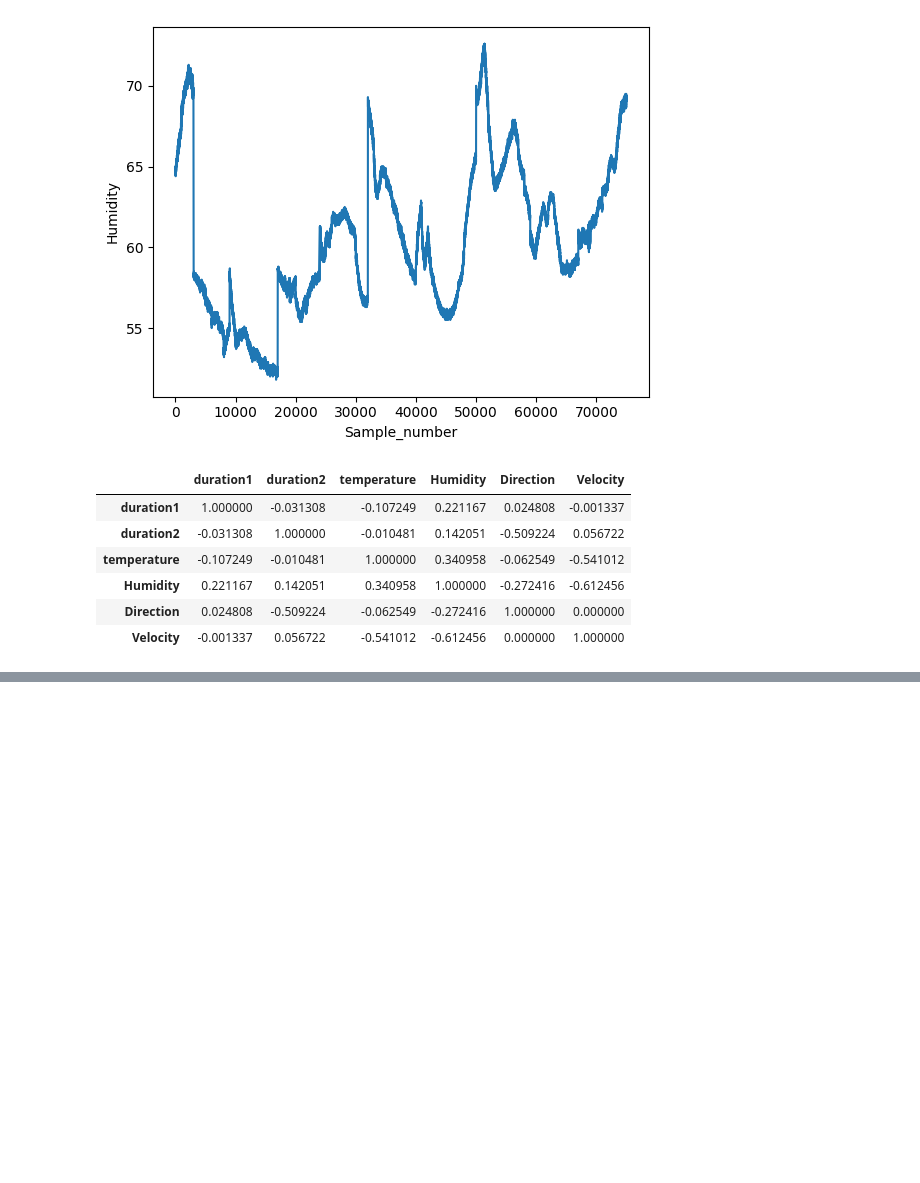
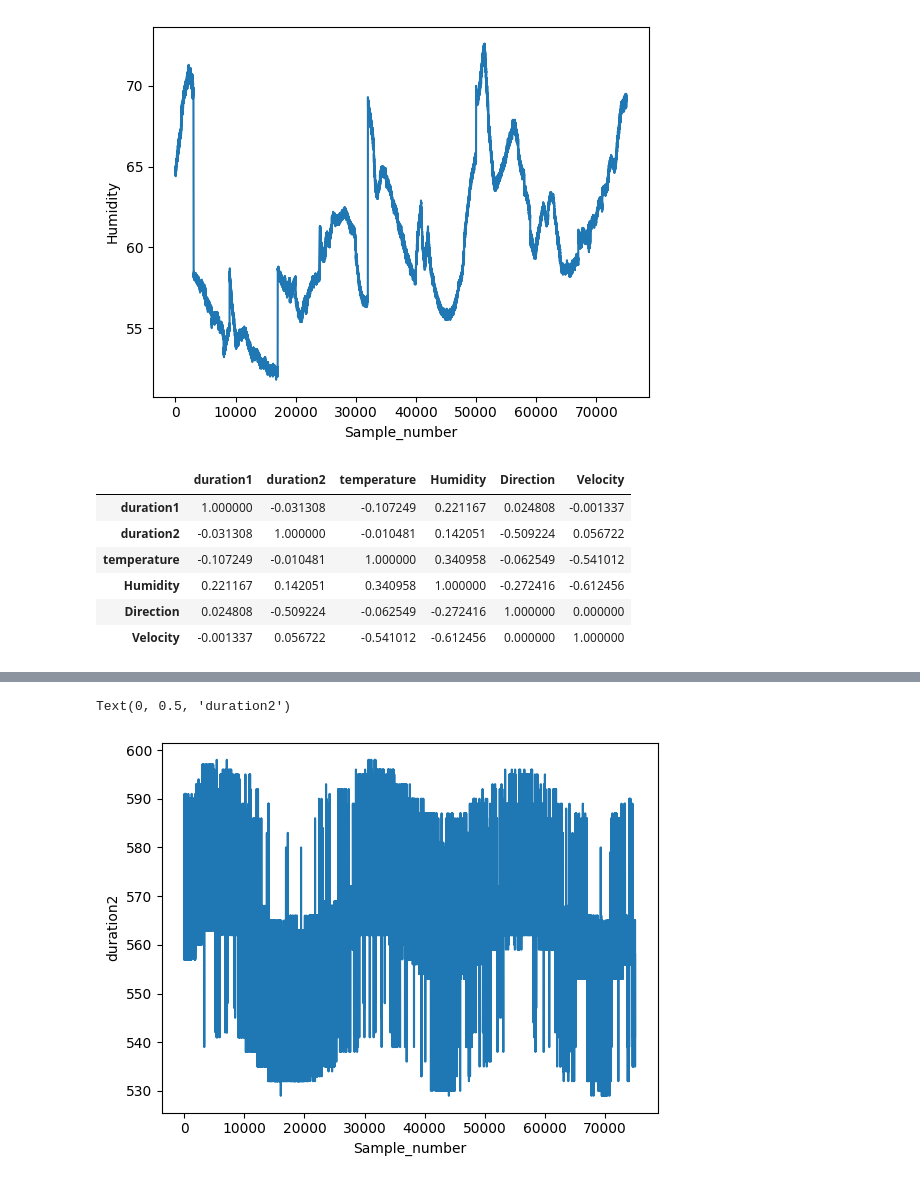
Before and after one commit to cksajil/anemometer, a Jupyter notebook: eda_anemometer.ipynb, the cells around one changed output, grey strips where cells are left out. Cells and saved outputs as stored; diff of their text form; code cells hidden in the pictures; blank space fills up the shorter version.

```diff
--- a/eda_anemometer.ipynb
+++ b/eda_anemometer.ipynb
@@ -77,0 +85,7 @@ data.corr(method='spearman')
+# %%
+plt.plot(data["duration2"])
+plt.xlabel("Sample_number")
+plt.ylabel("duration2")
+# %% [output]
+Text(0, 0.5, 'duration2')
+[figure, added]
```
Also changed, not shown: parts of 1 cell of this notebook.
